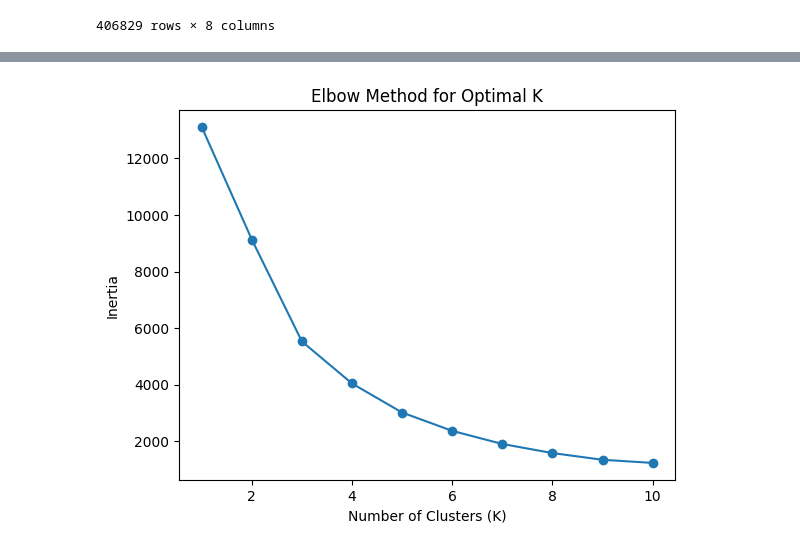
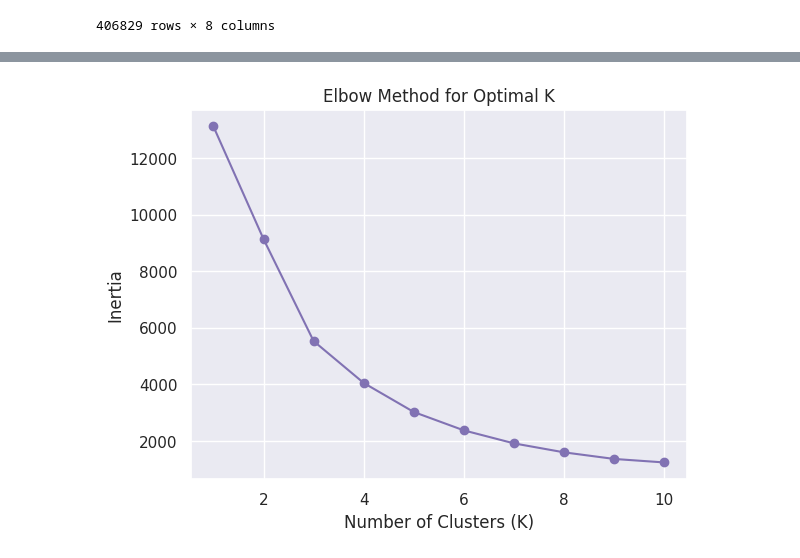
Before and after one commit to will787/retail-e-commerce-evidence, a Jupyter notebook: retails_analytics.ipynb, the cells around one changed output, grey strips where cells are left out. Saved outputs shown, nothing was run; the diff lists cells and outputs as text; code cells hidden in the pictures.

```diff
--- a/retails_analytics.ipynb
+++ b/retails_analytics.ipynb
@@ -24,3 +24,5 @@ encoding = result['encoding']
 df = pd.read_csv('./data.csv', encoding=encoding)
 df2 = df
 df.shape
+
+sns.set_theme(style="darkgrid")
@@ -157,20 +146,20 @@ plt.show()
 # %%
 # K-means clustering methods, segmentation
 
 inertia = []
 
 K = range(1,11)
 
 for k in K:
     kmeans = KMeans(n_clusters=k, n_init=10, random_state=42)
     kmeans.fit(rfm_scaled)
     inertia.append(kmeans.inertia_)
 
 
-plt.plot(K, inertia, marker='o')
+plt.plot(K, inertia, marker='o', color='m')
 plt.title('Elbow Method for Optimal K')
 plt.xlabel('Number of Clusters (K)')
 plt.ylabel('Inertia')
 plt.show()
 # %% [output]
-[figure, old version]
+[figure, new version]
```
Also changed, not shown: parts of 16 cells of this notebook, 1 other file.
